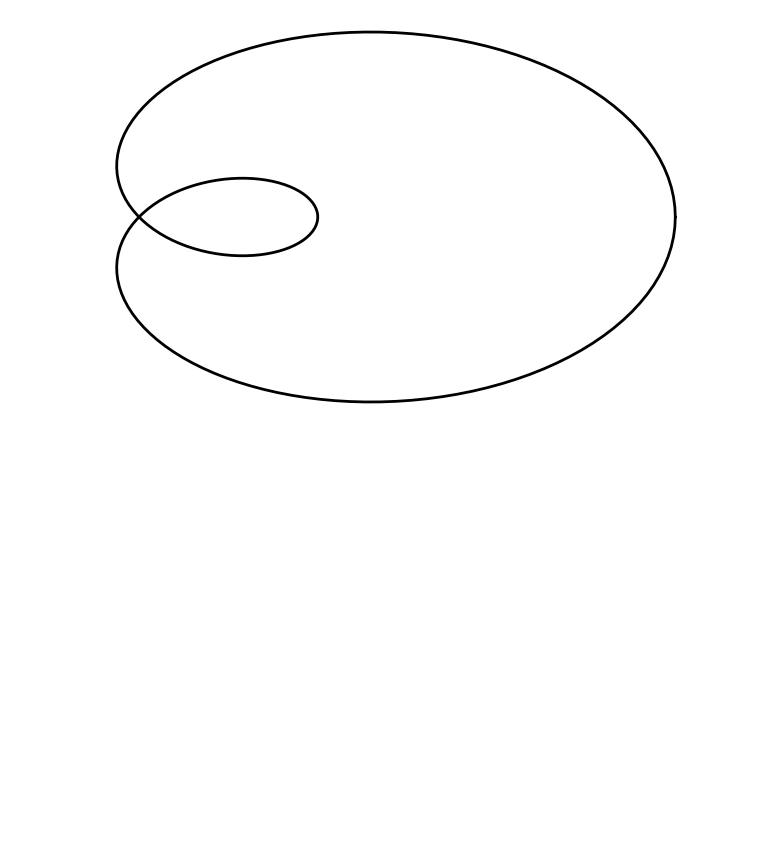
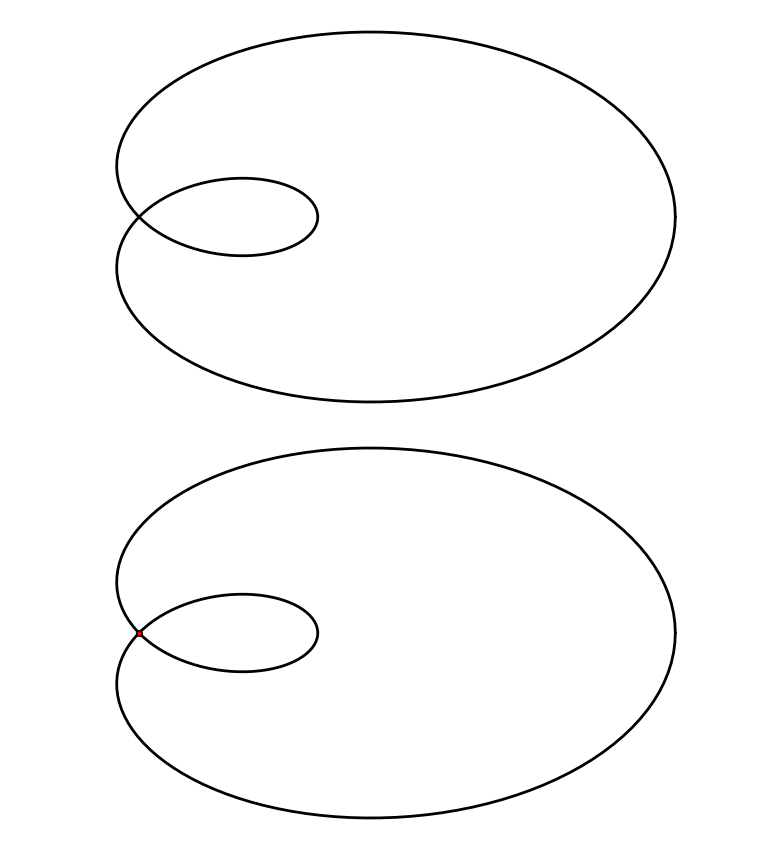
Before and after one commit to mattConn/differential-geometry-exercises, a Jupyter notebook: src/notebooks/3-1-1.ipynb, the cells around one changed output. Drawn from its saved outputs; the diff is of its cells as text; code cells hidden in the pictures; blank space fills up the shorter version.

```diff
--- a/src/notebooks/3-1-1.ipynb
+++ b/src/notebooks/3-1-1.ipynb
@@ -27,3 +27,12 @@ a = 2
 plot(x, y,0, 2pi,ticks=false,axis=false,label=LABEL,color=COLOR,linewidth=LW)
 # %% [output]
 [figure]
+# %%
+a = 2
+t0 = acos(-1/a)
+t1 = 2pi-t0
+plot(x, y,0, 2pi,ticks=false,axis=false,label=LABEL,color=COLOR,linewidth=LW)
+# text(0, 0, "hello")
+scatter!([x(t0)],[y(t0)], color="red",label=LABEL,)
+# %% [output]
+[figure, added]
```
Also changed, not shown: parts of 2 cells of this notebook, 4 other files.
